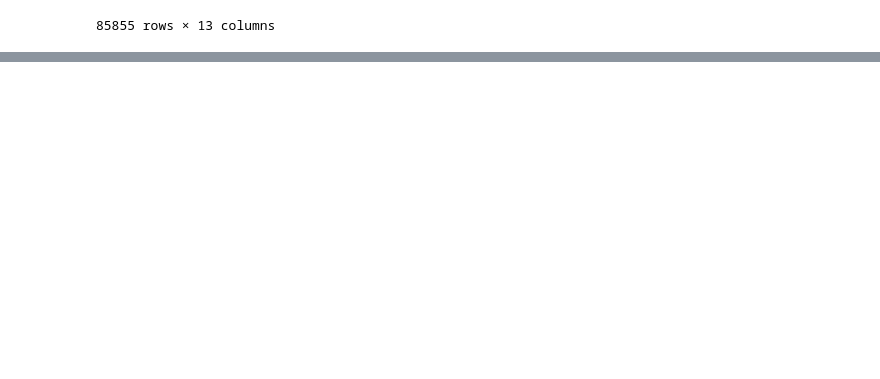
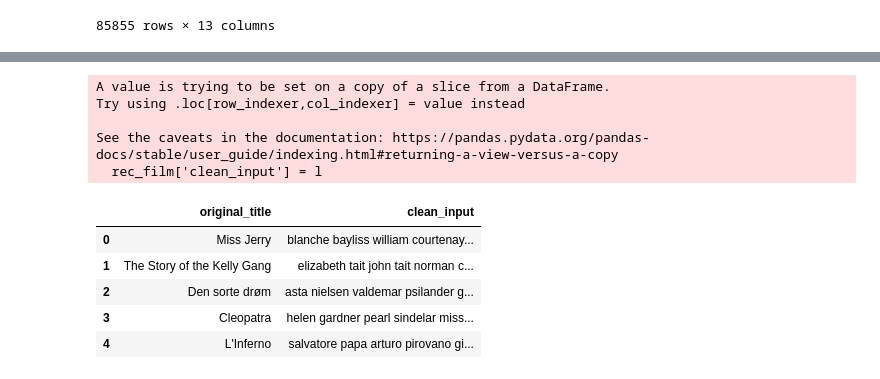
Before and after one commit to Pnat1/No_more_film_scrolling, a Jupyter notebook: notebooks/reccomending/recommending_content.ipynb, the cells around one changed output, grey strips where cells are left out. Saved outputs shown, nothing was run; the diff lists cells and outputs as text; code cells hidden in the pictures; blank space fills up the shorter version.

```diff
--- a/notebooks/reccomending/recommending_content.ipynb
+++ b/notebooks/reccomending/recommending_content.ipynb
@@ -301,0 +637,2 @@ str
+# %%
+rec_film['director_clean'] = plot
@@ -301,0 +645,11 @@ str
+# %%
+stop_words = nltk.corpus.stopwords.words('english')
+plot = []
+for sentence in rec_film['genre_clean']:
+    temp = []
+    for word in sentence:
+        if word not in stop_words or len(word) >= 3:
+            temp.append(word)
+    plot.append(temp)
+# %%
+rec_film['genre_clean'] = plot
@@ -301,0 +662,10 @@ str
+# %%
+# Combining all columns data
+columns = ['actors_clean', 'director_clean', 'writers', 'genre_clean']
+l = []
+for i in range(len(rec_film)):
+    words = ''
+    for col in columns:
+        words += ' '.join(rec_film[col][i]) + ' '
+    l.append(words)
+l
@@ -301,0 +690,16 @@ str
+# %%
+rec_film['clean_input'] = l
+rec_film = rec_film[['original_title', 'clean_input']]
+rec_film.head()
+# %% [output]
+A value is trying to be set on a copy of a slice from a DataFrame.
+Try using .loc[row_indexer,col_indexer] = value instead
+
+See the caveats in the documentation: https://pandas.pydata.org/pandas-docs/stable/user_guide/indexing.html#returning-a-view-versus-a-copy
+  rec_film['clean_input'] = l
+|  | original_title | clean_input |
+| 0 | Miss Jerry | blanche bayliss william courtenay... |
+| 1 | The Story of the Kelly Gang | elizabeth tait john tait norman c... |
+| 2 | Den sorte drøm | asta nielsen valdemar psilander g... |
+| 3 | Cleopatra | helen gardner pearl sindelar miss... |
+| 4 | L'Inferno | salvatore papa arturo pirovano gi... |
```
Also changed, not shown: parts of 68 cells of this notebook, 1 other file.
